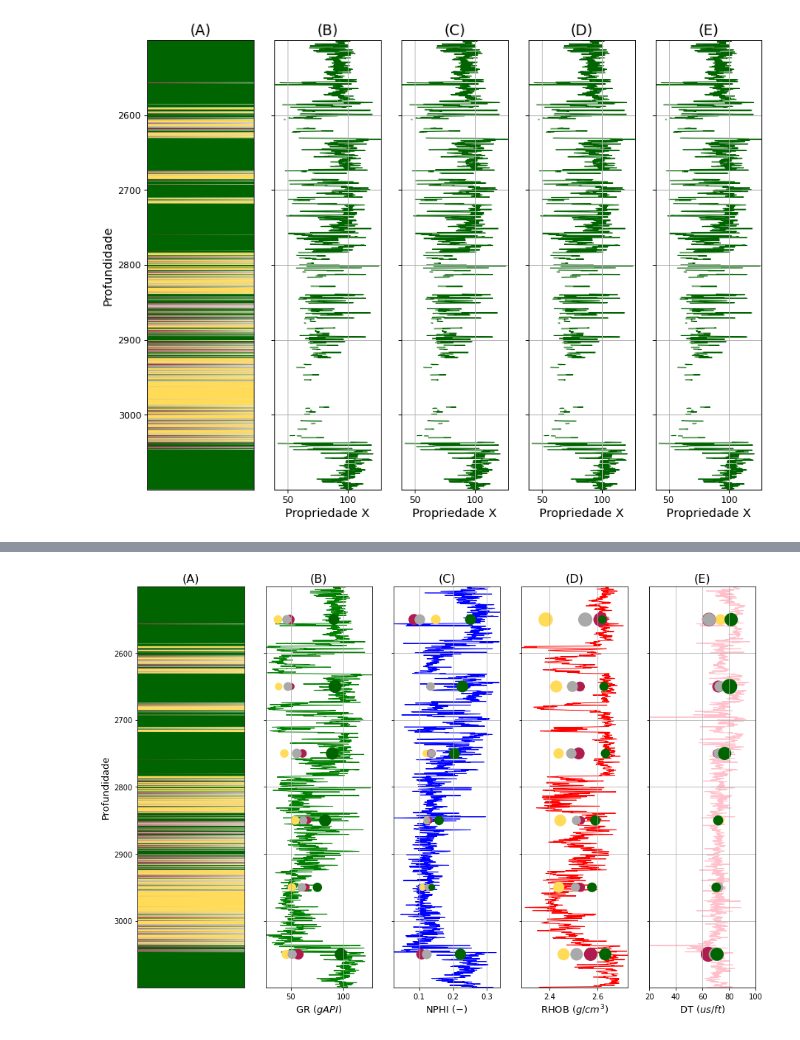
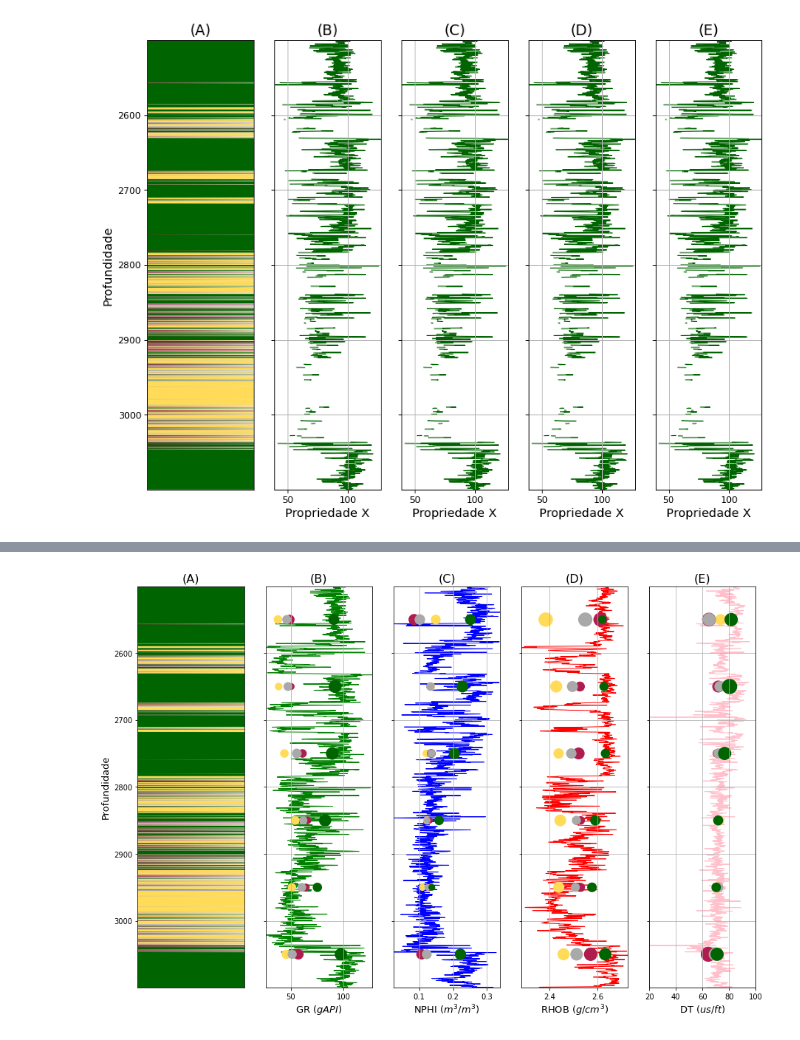
Before and after one commit to rmotadutra/PFG_2020, a Jupyter notebook: codes/SeparateLithologyFigure.ipynb, the cells around one changed output, grey strips where cells are left out. Cells and saved outputs as stored; diff of their text form; code cells hidden in the pictures.

```diff
--- a/codes/SeparateLithologyFigure.ipynb
+++ b/codes/SeparateLithologyFigure.ipynb
@@ -20,3 +20,9 @@ well_28D['DRDN'] = drdn_28D
 # using the function "create_lithology" in the file "defs"
 litho_28D = defs.create_lithology(drdn_28D)
 well_28D['LITHOLOGY'] = litho_28D
+# %%
+# a dictionary where the keys are lithology codes and the values are colors code for each lithology
+# its necessary for the lithology plot
+cores = {}
+for lith in litho_types:
+    cores[int(litho_types[lith]['CODE'])] = [litho_types[lith]['COLOR'],lith]
@@ -208,34 +278,34 @@ usuario_layout_stats_28D = {
 
 grafico = perfis.plotagem(5, usuario_layout_stats_28D)
 
 grafico.plot_l(0, separate_28D['LITHOLOGY'], separate_28D['DEPTH'], relacao_cor = cores, padrao_local = {'descricao_y':'Profundidade', 'descricao_x':'', 'titulo':'(A)', 'minimo_x': 0, 'maximo_x': 10})
 
 grafico.plot_stats(1,database_reestruturado['GR'],49,cores,{'gridagem':False,'ordem_z':1},escala=20)
 grafico.plot_stats(1,database_reestruturado['GR'],54,cores,{'gridagem':False,'ordem_z':1},escala=20)
 grafico.plot_stats(1,database_reestruturado['GR'],25,cores,{'gridagem':False,'ordem_z':1},escala=20)
 grafico.plot_stats(1,database_reestruturado['GR'],57,cores,{'gridagem':False,'ordem_z':1},escala=20)
 grafico.plot_s(1, separate_28D['GR'], separate_28D['DEPTH'],{'cor':'g', 'descricao_x':'GR $(gAPI)$', 'titulo':'(B)', 'ordem_z':-1})
 
 grafico.plot_stats(2,database_reestruturado['NPHI'],49,cores,{'gridagem':False,'ordem_z':1},escala=5000)
 grafico.plot_stats(2,database_reestruturado['NPHI'],54,cores,{'gridagem':False,'ordem_z':1},escala=5000)
 grafico.plot_stats(2,database_reestruturado['NPHI'],25,cores,{'gridagem':False,'ordem_z':1},escala=5000)
 grafico.plot_stats(2,database_reestruturado['NPHI'],57,cores,{'gridagem':False,'ordem_z':1},escala=5000)
-grafico.plot_s(2, separate_28D['NPHI'], separate_28D['DEPTH'],{'cor':'b', 'descricao_x':'NPHI $(-)$', 'titulo':'(C)','ordem_z':-1})
+grafico.plot_s(2, separate_28D['NPHI'], separate_28D['DEPTH'],{'cor':'b', 'descricao_x':'NPHI $(m^3/m^3)$', 'titulo':'(C)','ordem_z':-1})
 
 grafico.plot_stats(3,database_reestruturado['RHOB'],49,cores,{'gridagem':False,'ordem_z':1},escala=5000)
 grafico.plot_stats(3,database_reestruturado['RHOB'],54,cores,{'gridagem':False,'ordem_z':1},escala=5000)
 grafico.plot_stats(3,database_reestruturado['RHOB'],25,cores,{'gridagem':False,'ordem_z':1},escala=5000)
 grafico.plot_stats(3,database_reestruturado['RHOB'],57,cores,{'gridagem':False,'ordem_z':1},escala=5000)
 grafico.plot_s(3, separate_28D['RHOB'], separate_28D['DEPTH'],{'cor':'r', 'descricao_x':'RHOB $(g/cm^3)$', 'titulo':'(D)'})
 
 grafico.plot_stats(4,database_reestruturado['DT'],49,cores,{'gridagem':False,'ordem_z':1},escala=50)
 grafico.plot_stats(4,database_reestruturado['DT'],54,cores,{'gridagem':False,'ordem_z':1},escala=50)
 grafico.plot_stats(4,database_reestruturado['DT'],25,cores,{'gridagem':False,'ordem_z':1},escala=50)
 grafico.plot_stats(4,database_reestruturado['DT'],57,cores,{'gridagem':False,'ordem_z':1},escala=50)
 grafico.plot_s(4, separate_28D['DT'], separate_28D['DEPTH'],{'cor':'pink', 'descricao_x':'DT $(us/ft)$', 'titulo':'(E)', 'minimo_x': 20, 'maximo_x': 100})
 
 #grafico.plot_l(3, separate_55['LITHOLOGY'], separate_55['DEPTH'], cores, {'titulo':'7-MP-55D-BA','curva_limite':separate_55['LITHOLOGY'],'linha_espessura':0.1})
 # %% [output]
-[figure, old version]
+[figure, new version]
 # %%
 grafico.salvar('../image/bancodedados.png')
```
Also changed, not shown: parts of 16 cells of this notebook, 1 other file.
